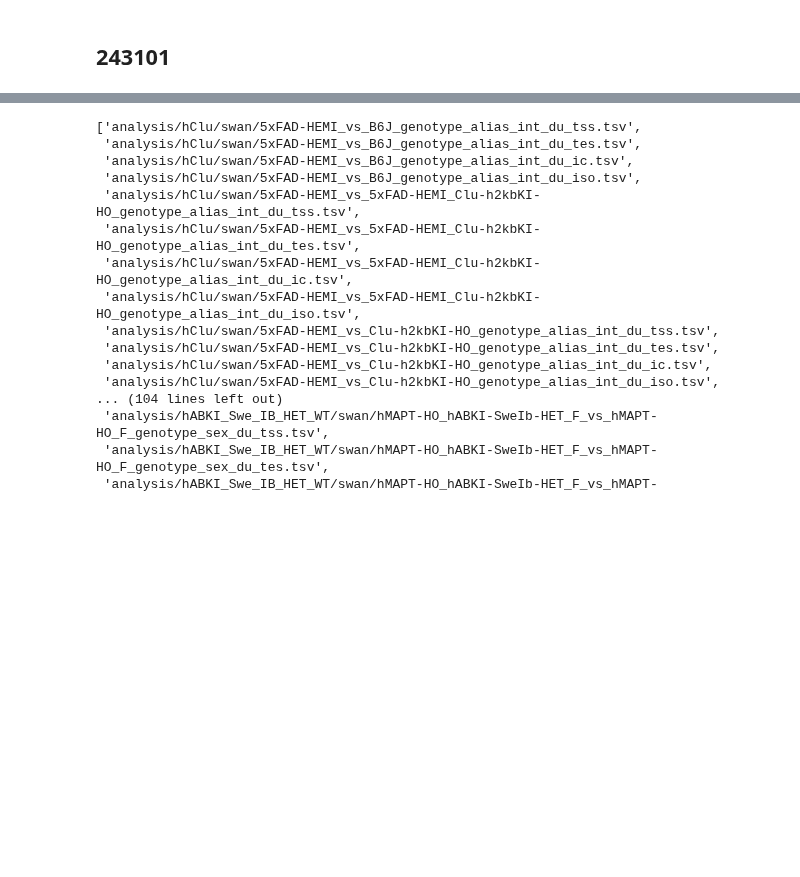
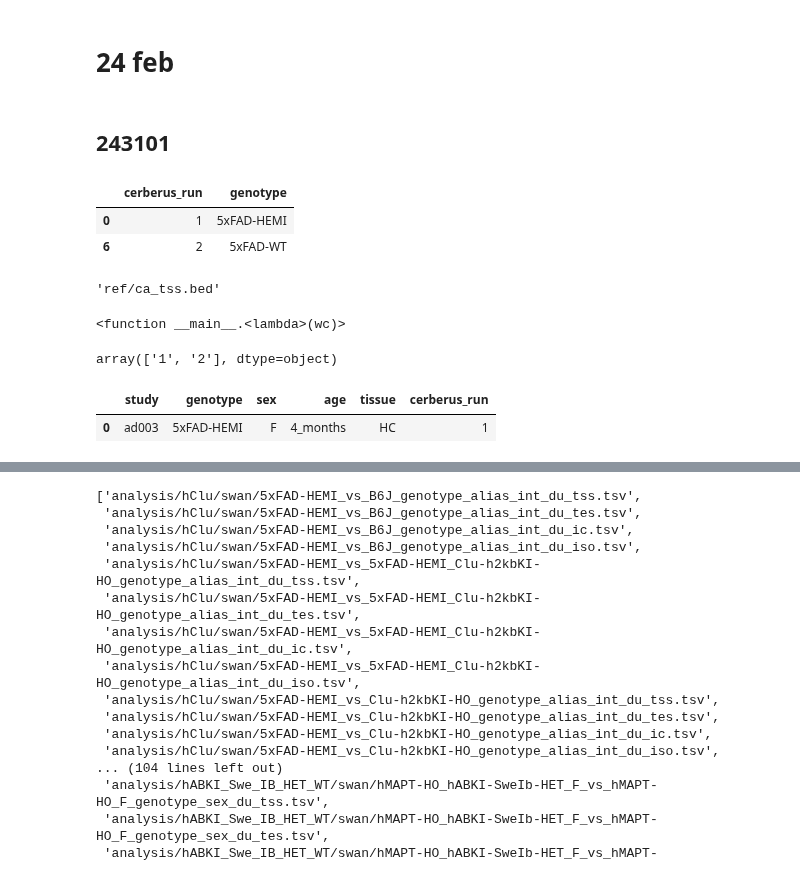
Before and after one commit to gfilimban/modelad_pipeline, a Jupyter notebook: proc_update_2/snakemake_dev.ipynb, the cells around one changed output, grey strips where cells are left out. Saved outputs shown, nothing was run; the diff lists cells and outputs as text; code cells hidden in the pictures; blank space fills up the shorter version.

```diff
--- a/proc_update_2/snakemake_dev.ipynb
+++ b/proc_update_2/snakemake_dev.ipynb
@@ -72,3 +72,5 @@ def get_de_cfg_entries(p_df, cfg_entry, how):
               analysis=a)
 
     return files
+# %% [markdown]
+# 24 feb
@@ -88,3 +93,59 @@ df, p_df = parse_config_file_analysis(config_tsv,
                        geno_tsv,
                        an_meta_tsv,
                        auto_dedupe=auto_dedupe)
+# %%
+
+wc = {  'analysis':'240202_grant',
+  'study':'ad003',
+
+  'genotype':'5xFAD-WT',
+  'sex':'F',
+  'age':'4_months',
+  'tissue':'HC',
+  'cerberus_run':'1',
+  'end_mode':'tss'}
+p_df.loc[(p_df.cerberus_run=='1')&\
+         (p_df.analysis=='240202_grant')]
+p_df[['cerberus_run', 'genotype']].drop_duplicates()
+# get_cfg_entries_analysis(wc,
+#                         p_df,
+#                         config['analysis']['cerberus']['agg']['ends'])
+# expand(get_cfg_entries_analysis(wc,
+#                         p_df,
+#                         config['analysis']['cerberus']['agg']['ends'])[0],
+#                         end_mode='tss')[0]
+# %% [output]
+|  | cerberus_run | genotype |
+| 0 | 1 | 5xFAD-HEMI |
+| 6 | 2 | 5xFAD-WT |
+# %%
+wc = {  'analysis':'240202_grant',
+  'study':'ad003',
+
+  'genotype':'5xFAD-HEMI',
+  'sex':'F',
+  'age':'4_months',
+  'tissue':'HC',
+  'cerberus_run':'1',
+  'end_mode':'tss'}
+get_prev_cerb_entry(wc, p_df,
+                      config['analysis']['cerberus']['agg']['ics'],
+                      config)
+# %% [output]
+'ref/ca_tss.bed'
+# %%
+# wc = {'analysis': '240202_grant',
+#        analysis=240202_grant
+
+#   study=ad003
+#   genotype=5xFAD-WT
+#   sex=F
+#   age=4_months
+#   tissue=HC
+#   cerberus_run=1}
+
+lambda wc:get_final_cerb_entry(wc,
+                     p_df,
+                     config['analysis']['cerberus']['ca'])[0]
+# %% [output]
+<function __main__.<lambda>(wc)>
@@ -90,0 +154,10 @@ df, p_df = parse_config_file_analysis(config_tsv,
+# %%
+p_df.cerberus_run.unique()
+# %% [output]
+array(['1', '2'], dtype=object)
+# %%
+p_df.loc[p_df.cerberus_run=='1'].head(1)[['study', 'genotype', 'sex', 'age', 'tissue', 'cerberus_run']]
+# p_df.loc[p_df.cerberus_run=='1', 'genotype'].unique().tolist()
+# %% [output]
+|  | study | genotype | sex | age | tissue | cerberus_run |
+| 0 | ad003 | 5xFAD-HEMI | F | 4_months | HC | 1 |
```
Also changed, not shown: parts of 5 cells of this notebook, 3 other files.
